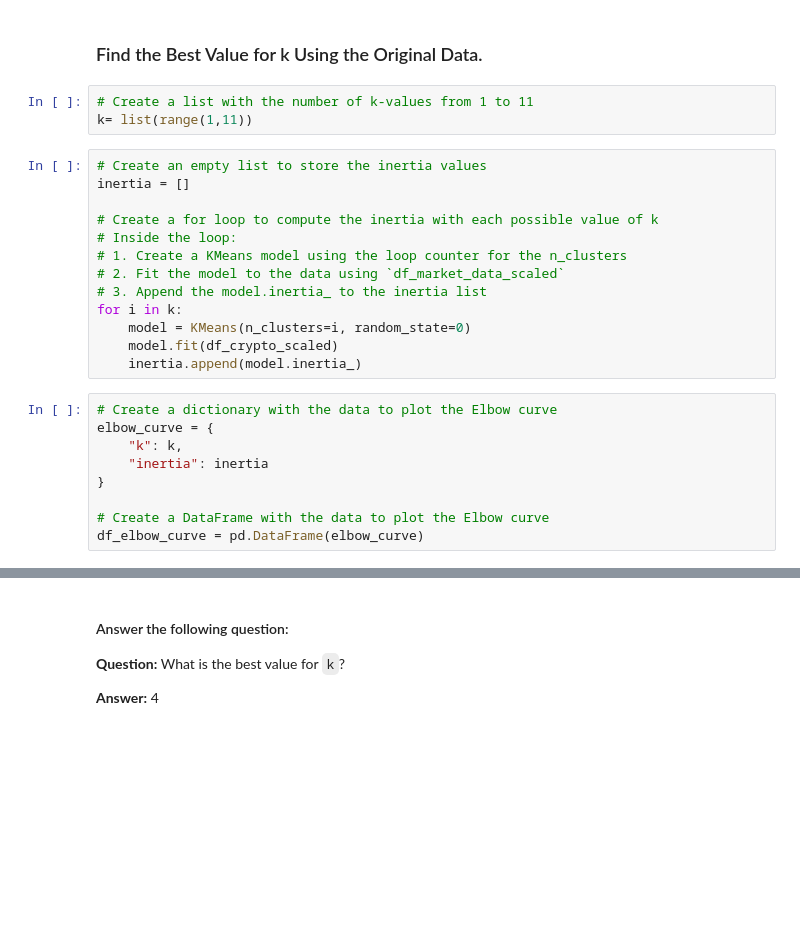
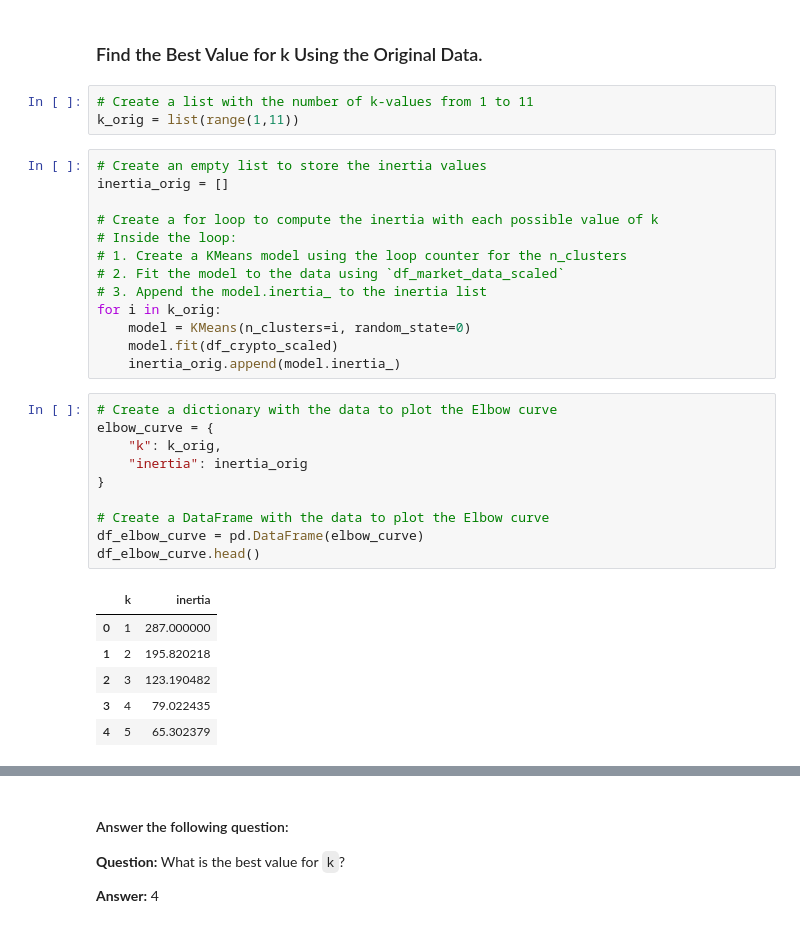
Before and after one commit to DavidsonRCan2/CryptoClustering, a Jupyter notebook: Crypto_Clustering.ipynb, the cells around one changed output, grey strips where cells are left out. Cells and saved outputs as stored; diff of their text form; blank space fills up the shorter version.

```diff
--- a/Crypto_Clustering.ipynb
+++ b/Crypto_Clustering.ipynb
@@ -96,29 +99,37 @@ df_crypto_scaled.head()
 ### Find the Best Value for k Using the Original Data.
 # %%
 # Create a list with the number of k-values from 1 to 11
-k= list(range(1,11))
+k_orig = list(range(1,11))
 # %%
 # Create an empty list to store the inertia values
-inertia = []
+inertia_orig = []
 
 # Create a for loop to compute the inertia with each possible value of k
 # Inside the loop:
 # 1. Create a KMeans model using the loop counter for the n_clusters
 # 2. Fit the model to the data using `df_market_data_scaled`
 # 3. Append the model.inertia_ to the inertia list
-for i in k:
+for i in k_orig:
     model = KMeans(n_clusters=i, random_state=0)
     model.fit(df_crypto_scaled)
-    inertia.append(model.inertia_)
+    inertia_orig.append(model.inertia_)
 # %%
 # Create a dictionary with the data to plot the Elbow curve
 elbow_curve = {
-    "k": k,
-    "inertia": inertia
+    "k": k_orig,
+    "inertia": inertia_orig
 }
 
 # Create a DataFrame with the data to plot the Elbow curve
 df_elbow_curve = pd.DataFrame(elbow_curve)
+df_elbow_curve.head()
+# %% [output]
+|  | k | inertia |
+| 0 | 1 | 287.000000 |
+| 1 | 2 | 195.820218 |
+| 2 | 3 | 123.190482 |
+| 3 | 4 | 79.022435 |
+| 4 | 5 | 65.302379 |
 # %%
 # Plot a line chart with all the inertia values computed with
 # the different values of k to visually identify the optimal value for k.
```
Also changed, not shown: parts of 16 cells of this notebook.
